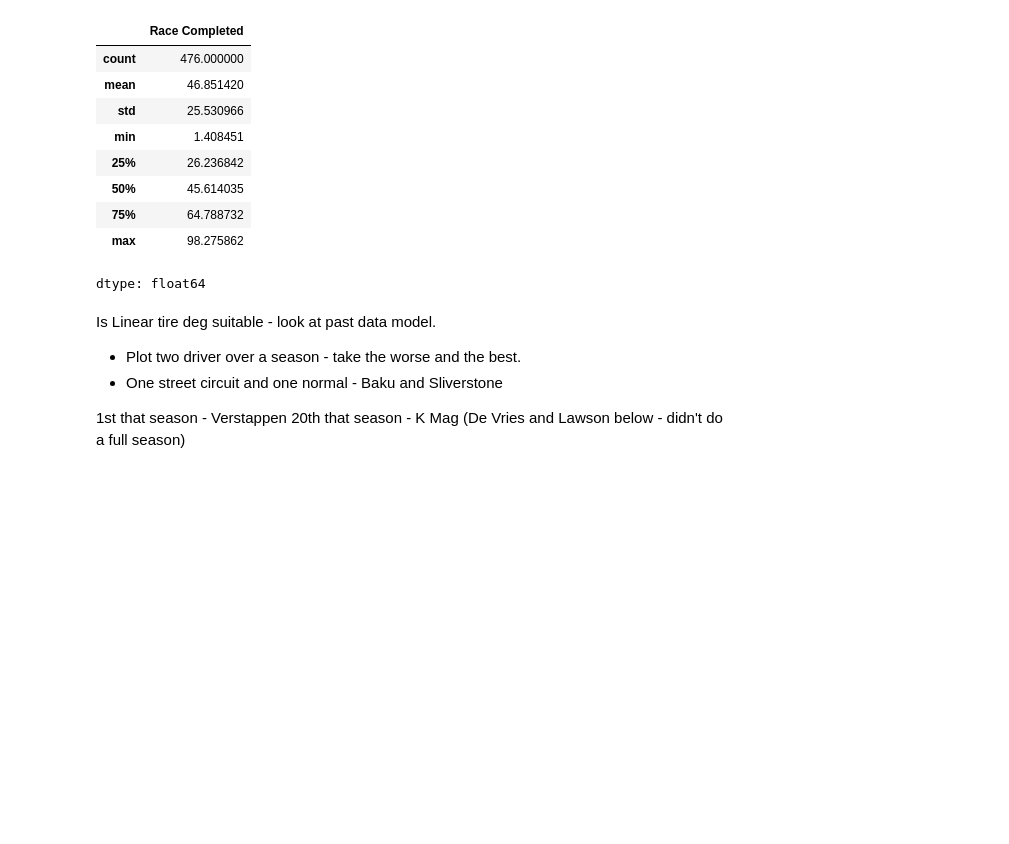
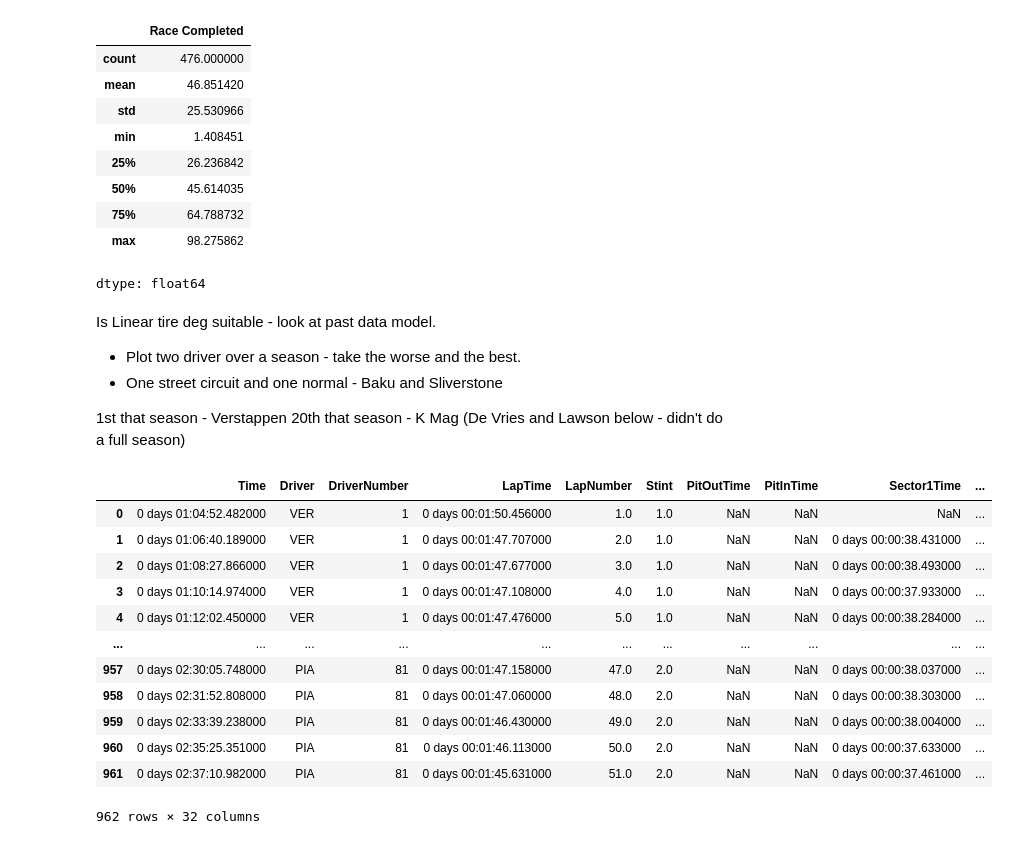
Before and after one commit to mistryvivek/AutoF1-RNN-Race-Simulator, a Jupyter notebook: Lit_Review_Data_Analysis.ipynb, the cells around one changed output. Drawn from its saved outputs; the diff is of its cells as text; code cells hidden in the pictures; blank space fills up the shorter version.

```diff
--- a/Lit_Review_Data_Analysis.ipynb
+++ b/Lit_Review_Data_Analysis.ipynb
@@ -395,0 +368,16 @@ Is Linear tire deg suitable - look at past data model.
+# %%
+baku2023
+# %% [output]
+|  | Time | Driver | DriverNumber | LapTime | LapNumber | Stint | PitOutTime | PitInTime | Sector1Time | ... |
+| 0 | 0 days 01:04:52.482000 | VER | 1 | 0 days 00:01:50.456000 | 1.0 | 1.0 | NaN | NaN | NaN | ... |
+| 1 | 0 days 01:06:40.189000 | VER | 1 | 0 days 00:01:47.707000 | 2.0 | 1.0 | NaN | NaN | 0 days 00:00:38.431000 | ... |
+| 2 | 0 days 01:08:27.866000 | VER | 1 | 0 days 00:01:47.677000 | 3.0 | 1.0 | NaN | NaN | 0 days 00:00:38.493000 | ... |
+| 3 | 0 days 01:10:14.974000 | VER | 1 | 0 days 00:01:47.108000 | 4.0 | 1.0 | NaN | NaN | 0 days 00:00:37.933000 | ... |
+| 4 | 0 days 01:12:02.450000 | VER | 1 | 0 days 00:01:47.476000 | 5.0 | 1.0 | NaN | NaN | 0 days 00:00:38.284000 | ... |
+| ... | ... | ... | ... | ... | ... | ... | ... | ... | ... | ... |
+| 957 | 0 days 02:30:05.748000 | PIA | 81 | 0 days 00:01:47.158000 | 47.0 | 2.0 | NaN | NaN | 0 days 00:00:38.037000 | ... |
+| 958 | 0 days 02:31:52.808000 | PIA | 81 | 0 days 00:01:47.060000 | 48.0 | 2.0 | NaN | NaN | 0 days 00:00:38.303000 | ... |
+| 959 | 0 days 02:33:39.238000 | PIA | 81 | 0 days 00:01:46.430000 | 49.0 | 2.0 | NaN | NaN | 0 days 00:00:38.004000 | ... |
+| 960 | 0 days 02:35:25.351000 | PIA | 81 | 0 days 00:01:46.113000 | 50.0 | 2.0 | NaN | NaN | 0 days 00:00:37.633000 | ... |
+| 961 | 0 days 02:37:10.982000 | PIA | 81 | 0 days 00:01:45.631000 | 51.0 | 2.0 | NaN | NaN | 0 days 00:00:37.461000 | ... |
+962 rows × 32 columns
```
Also changed, not shown: parts of 8 cells of this notebook.
